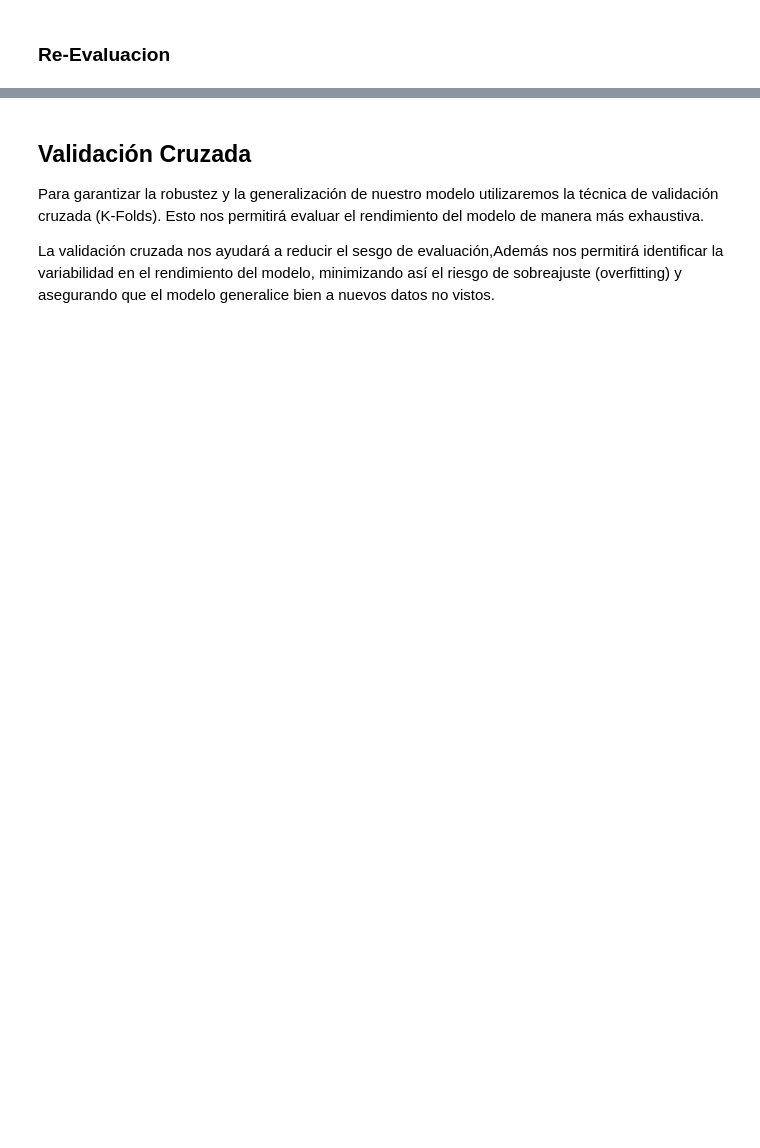
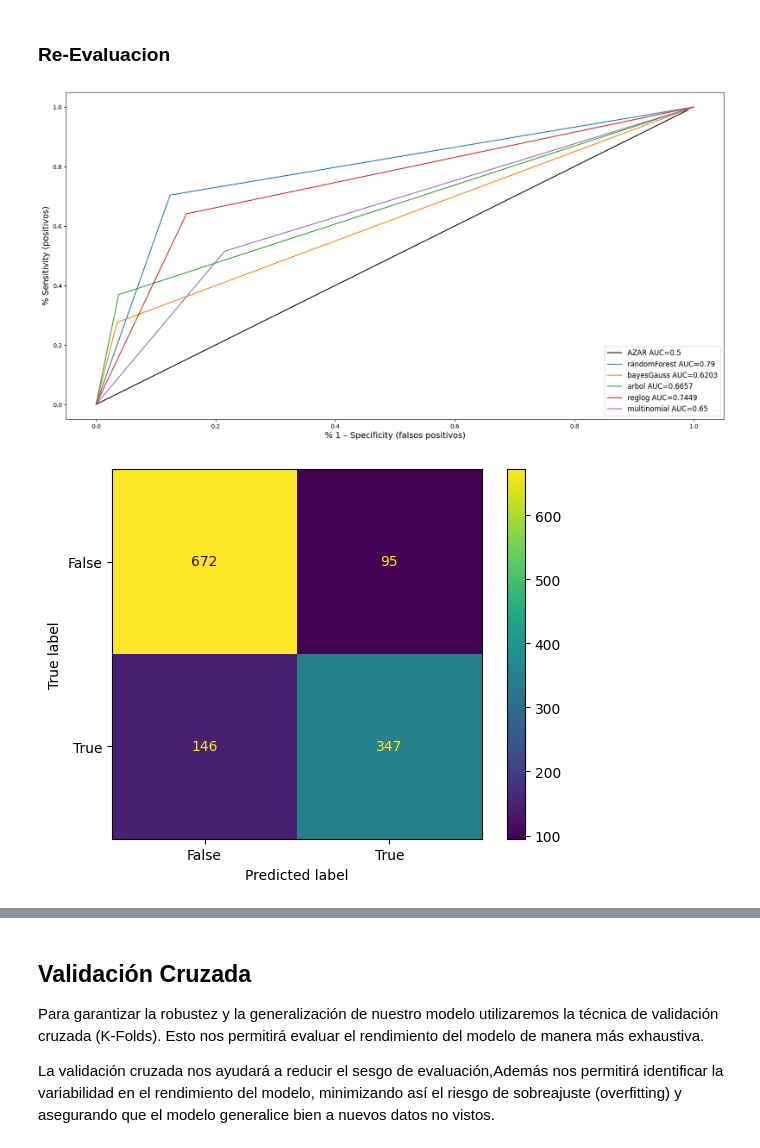
Before and after one commit to ignaciomontovio/TP-Virus, a Jupyter notebook: TP_EntregableVirus.ipynb, the cells around one changed output, grey strips where cells are left out. Drawn from its saved outputs; the diff is of its cells as text; code cells hidden in the pictures; blank space fills up the shorter version.

```diff
--- a/TP_EntregableVirus.ipynb
+++ b/TP_EntregableVirus.ipynb
@@ -540,34 +915,37 @@ y_pred_nb = best_multibayes.predict(X_test)
 best_gaussbayes.fit(X_train, y_train)
 y_pred_gauss = best_gaussbayes.predict(X_test)
 
 best_rf.fit(X_train, y_train)
 y_pred_rf = best_rf.predict(X_test)
 
 plt.figure(figsize=(20, 10))
 plt.xlabel('% 1 – Specificity (falsos positivos)', fontsize=14)
 plt.ylabel('% Sensitivity (positivos)', fontsize=14)
 
 # Graficamos la recta del azar
 it = [i/100 for i in range(100)]
 plt.plot(it,it,label="AZAR AUC=0.5",color="black")
 
 modelos = { 'randomForest': y_pred_rf ,'bayesGauss':y_pred_gauss,'arbol':y_pred_tc, 'reglog':y_pred_lg, 'multinomial': y_pred_nb}
 areas = []
 for pred in modelos:
-    auc = graficarCurvaRoc( modelos[pred] , pred )
+    auc = graficarCurvaRoc( modelos[pred] , pred, y_test)
     areas.append( (pred, auc) )
 areas = pd.DataFrame(areas, columns=['model','auc'])
 # Grafico
 # plt.title("Curva ROC", fontsize=14)
 # plt.tick_params(labelsize=12);
 # plt.show()
 # Tabla
 areas.sort_values('auc', ascending=False)
 
 confusion_matrix(y_test,y_pred_rf)
 cm_display = metrics.ConfusionMatrixDisplay(confusion_matrix = confusion_matrix(y_test,y_pred_rf), display_labels = [False, True])
 cm_display.plot()
 plt.show()
+# %% [output]
+[figure, added]
+[figure, added]
 # %%
 from IPython.display import display, Markdown
 
```
Also changed, not shown: parts of 51 cells of this notebook.
